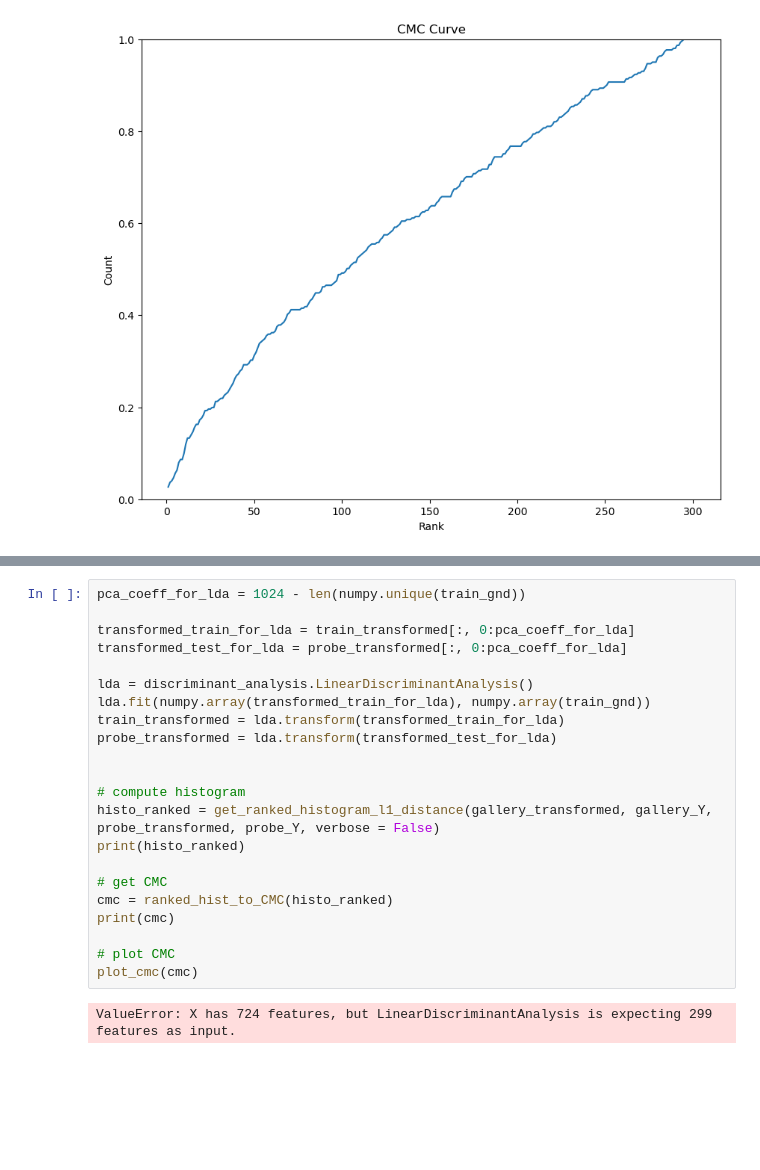
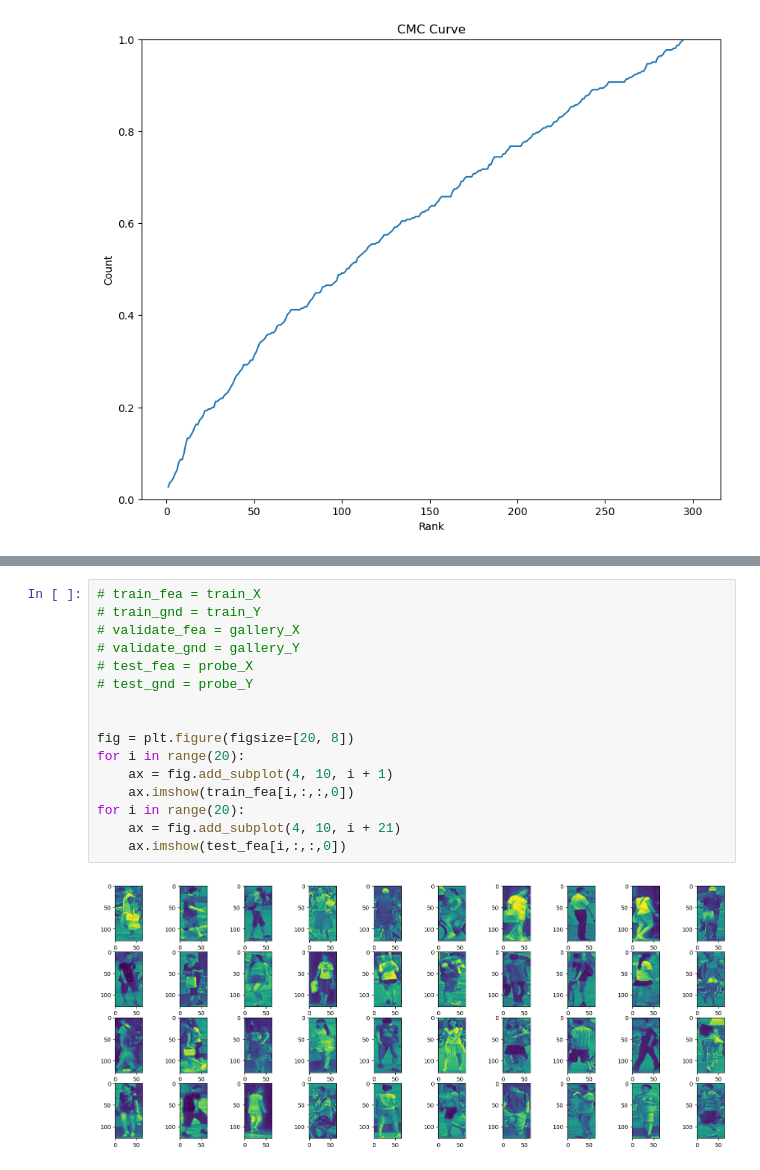
Before and after one commit to DonMMK/Machine-Learning-CAB420, a Jupyter notebook: assessment1b/CAB420_A1B_Q1_Template.ipynb, the cells around one changed output, grey strips where cells are left out. Saved outputs shown, nothing was run; the diff lists cells and outputs as text; blank space fills up the shorter version.

```diff
--- a/assessment1b/CAB420_A1B_Q1_Template.ipynb
+++ b/assessment1b/CAB420_A1B_Q1_Template.ipynb
@@ -640,24 +662,18 @@ plot_cmc(cmc)
 # %%
-pca_coeff_for_lda = 1024 - len(numpy.unique(train_gnd))
-
-transformed_train_for_lda = train_transformed[:, 0:pca_coeff_for_lda]
-transformed_test_for_lda = probe_transformed[:, 0:pca_coeff_for_lda]
-
-lda = discriminant_analysis.LinearDiscriminantAnalysis()
-lda.fit(numpy.array(transformed_train_for_lda), numpy.array(train_gnd))
-train_transformed = lda.transform(transformed_train_for_lda)
-probe_transformed = lda.transform(transformed_test_for_lda)
+# train_fea = train_X
+# train_gnd = train_Y
+# validate_fea = gallery_X
+# validate_gnd = gallery_Y
+# test_fea = probe_X
+# test_gnd = probe_Y
 
 
-# compute histogram
-histo_ranked = get_ranked_histogram_l1_distance(gallery_transformed, gallery_Y, probe_transformed, probe_Y, verbose = False)
-print(histo_ranked)
-
-# get CMC
-cmc = ranked_hist_to_CMC(histo_ranked)
-print(cmc)
-
-# plot CMC
-plot_cmc(cmc)
+fig = plt.figure(figsize=[20, 8])
+for i in range(20):
+    ax = fig.add_subplot(4, 10, i + 1)
+    ax.imshow(train_fea[i,:,:,0])
+for i in range(20):
+    ax = fig.add_subplot(4, 10, i + 21)
+    ax.imshow(test_fea[i,:,:,0])
 # %% [output]
-ValueError: X has 724 features, but LinearDiscriminantAnalysis is expecting 299 features as input.
+[figure, added]
```
Also changed, not shown: parts of 13 cells of this notebook.
